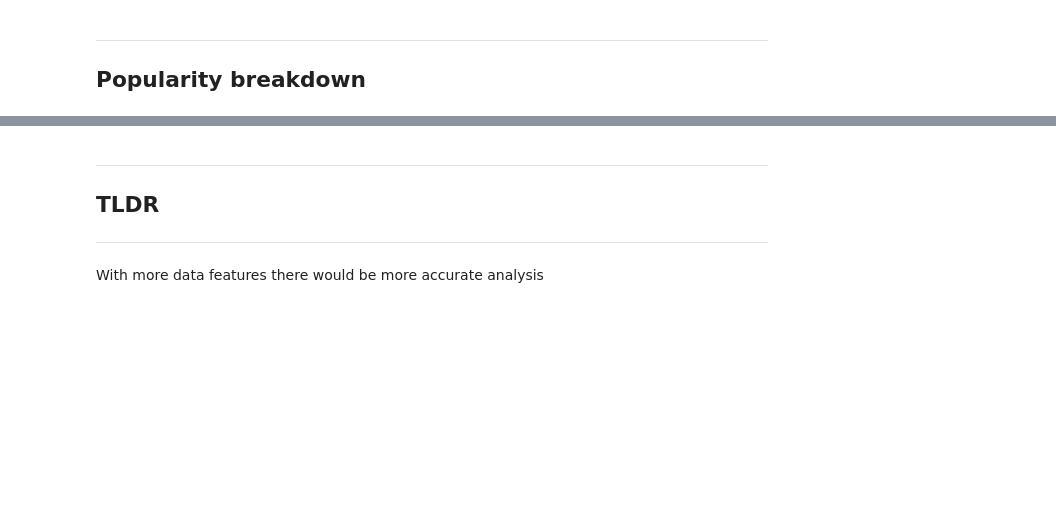
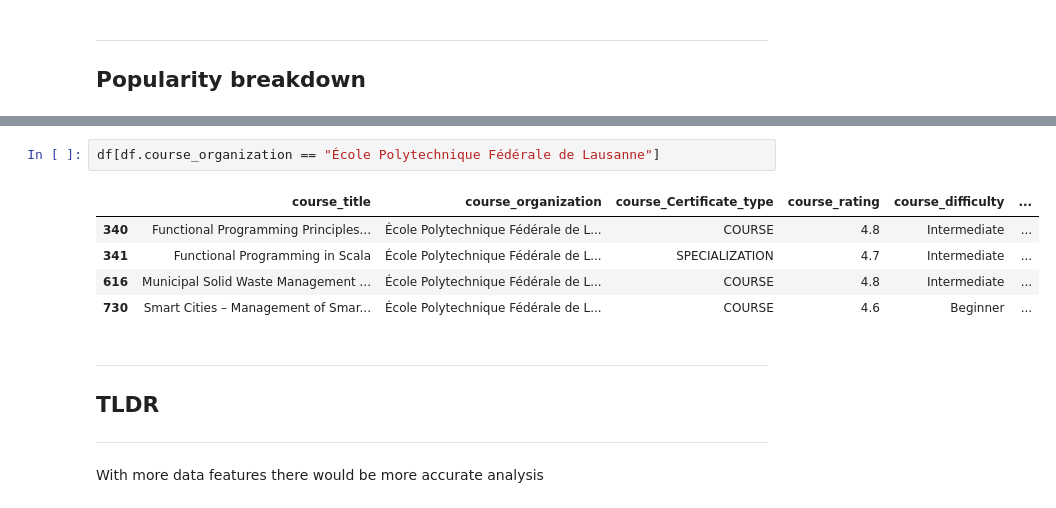
Before and after one commit to Rauzis/datavisual, a Jupyter notebook: Datavisual.ipynb, the cells around one changed output, grey strips where cells are left out. Saved outputs shown, nothing was run; the diff lists cells and outputs as text; blank space fills up the shorter version.

```diff
--- a/Datavisual.ipynb
+++ b/Datavisual.ipynb
@@ -138,3 +213,11 @@ plt.show()
+# %%
+df[df.course_organization == "École Polytechnique Fédérale de Lausanne"]
+# %% [output]
+|  | course_title | course_organization | course_Certificate_type | course_rating | course_difficulty | ... |
+| 340 | Functional Programming Principles... | École Polytechnique Fédérale de L... | COURSE | 4.8 | Intermediate | ... |
+| 341 | Functional Programming in Scala | École Polytechnique Fédérale de L... | SPECIALIZATION | 4.7 | Intermediate | ... |
+| 616 | Municipal Solid Waste Management ... | École Polytechnique Fédérale de L... | COURSE | 4.8 | Intermediate | ... |
+| 730 | Smart Cities – Management of Smar... | École Polytechnique Fédérale de L... | COURSE | 4.6 | Beginner | ... |
 # %% [markdown]
 ***
 
```
Also changed, not shown: parts of 10 cells of this notebook.
